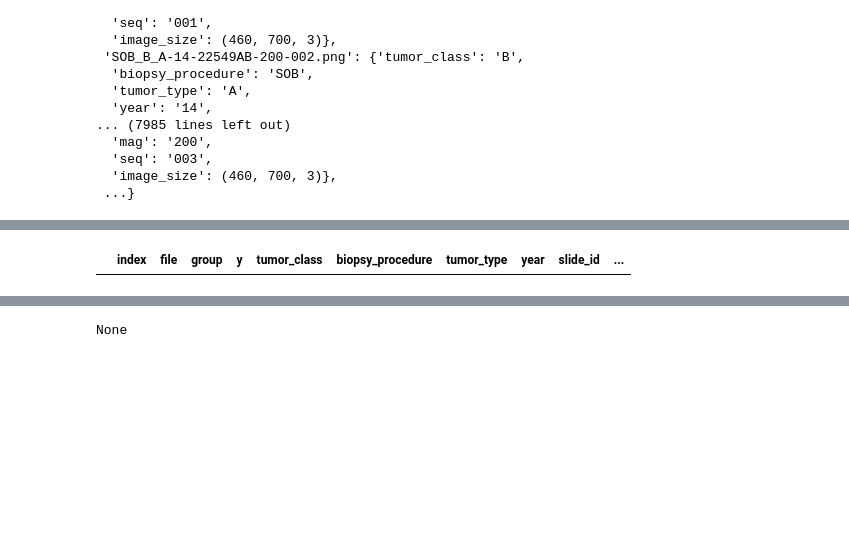
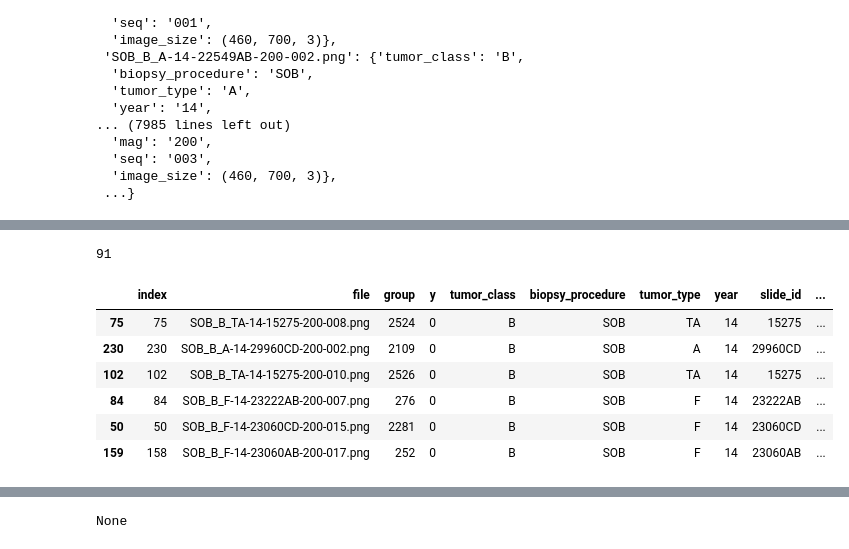
Before and after one commit to annstrange/breast-cancer-cnn, a Jupyter notebook: notebooks/evaluate.ipynb, the cells around one changed output, grey strips where cells are left out. Saved outputs shown, nothing was run; the diff lists cells and outputs as text; code cells hidden in the pictures; blank space fills up the shorter version.

```diff
--- a/notebooks/evaluate.ipynb
+++ b/notebooks/evaluate.ipynb
@@ -63,4 +77,6 @@ number of distinct patients: 81
 # %%
+# To destry/ignore groups, override
+ip.group_list = np.arange(0, len(ip.group_list))
 # shuffle!
 X, y, groups, filename_list = shuffle_all(ip.features, ip.tumor_class_vector, ip.group_list, ip.images_filename_list)
 # %%
@@ -95,7 +111,8 @@ ip.images_attributes
 # %%
 # Get holdout data
 # %%
-X_train, X_holdout, y_train, y_holdout, groups_tr, groups_val, filename_tr, filename_val  = \
-    train_holdouts_split_by_group(X, y, \
-    groups=groups, filename_list=filename_list, holdout_pct=0.1)
+# get train/test split while keeping slide-ids grouped together, to isolate holdouts
+X_train, X_holdout, y_train, y_holdout, groups_tr, groups_hold, filename_tr, filename_hold  = \
+            train_holdouts_split_by_group(X, y, \
+            groups=groups, filename_list=filename_list, holdout_pct=0.1)
 # %% [output]
@@ -113,6 +130,6 @@ array([[[[197, 205, 201]]]], dtype=uint8)
 # %%
-X_holdout = X_holdout.astype(np.float32)
+#X_holdout = X_holdout.astype(np.float32)
 #X_holdout = X_holdout.astype('float32')
-X_holdout /= 255.0   # expected 183 -> .717.  If values are too small, normalization happened twice
+#X_holdout /= 255.0   # expected 183 -> .717.  If values are too small, normalization happened twice
 
-X_holdout[:1,:1, :1, :5]
+#X_holdout[:1,:1, :1, :5]
@@ -121,3 +135,0 @@ array([[[[0.77254903, 0.8039216 , 0.7882353 ]]]], dtype=float32)
-# %%
-X_train, X_val, X_holdout, y_train, y_val, y_holdout, groups_tr, groups_val, groups_hold, \
-filename_tr, filename_val, filename_hold = image_train_val_hold_split(ip)
@@ -227,11 +239,13 @@ df_grp
 # %%
 # Some True Negatives index 0, 4, 15, 47
-#df_results.query('y_hat != 1 & y == 0 ')
-
-# False Positives
-df_results.query('y_hat == 1 & y == 0 ')  # count 73. indx 1=F, 3= A
-
-# False negatives
-df_results.query('y_hat == 0 & y == 1 ')
+print (len(df_results.query('y_hat != 1 & y == 0 ')) )
+df_results.query('y_hat != 1 & y == 0 ').sort_values(['p_0'], ascending=False)[:6]
 # %% [output]
+91
 |  | index | file | group | y | tumor_class | biopsy_procedure | tumor_type | year | slide_id | ... |
+| 75 | 75 | SOB_B_TA-14-15275-200-008.png | 2524 | 0 | B | SOB | TA | 14 | 15275 | ... |
+| 230 | 230 | SOB_B_A-14-29960CD-200-002.png | 2109 | 0 | B | SOB | A | 14 | 29960CD | ... |
+| 102 | 102 | SOB_B_TA-14-15275-200-010.png | 2526 | 0 | B | SOB | TA | 14 | 15275 | ... |
+| 84 | 84 | SOB_B_F-14-23222AB-200-007.png | 276 | 0 | B | SOB | F | 14 | 23222AB | ... |
+| 50 | 50 | SOB_B_F-14-23060CD-200-015.png | 2281 | 0 | B | SOB | F | 14 | 23060CD | ... |
+| 159 | 158 | SOB_B_F-14-23060AB-200-017.png | 252 | 0 | B | SOB | F | 14 | 23060AB | ... |
```
Also changed, not shown: parts of 43 cells of this notebook, 1 other file.
